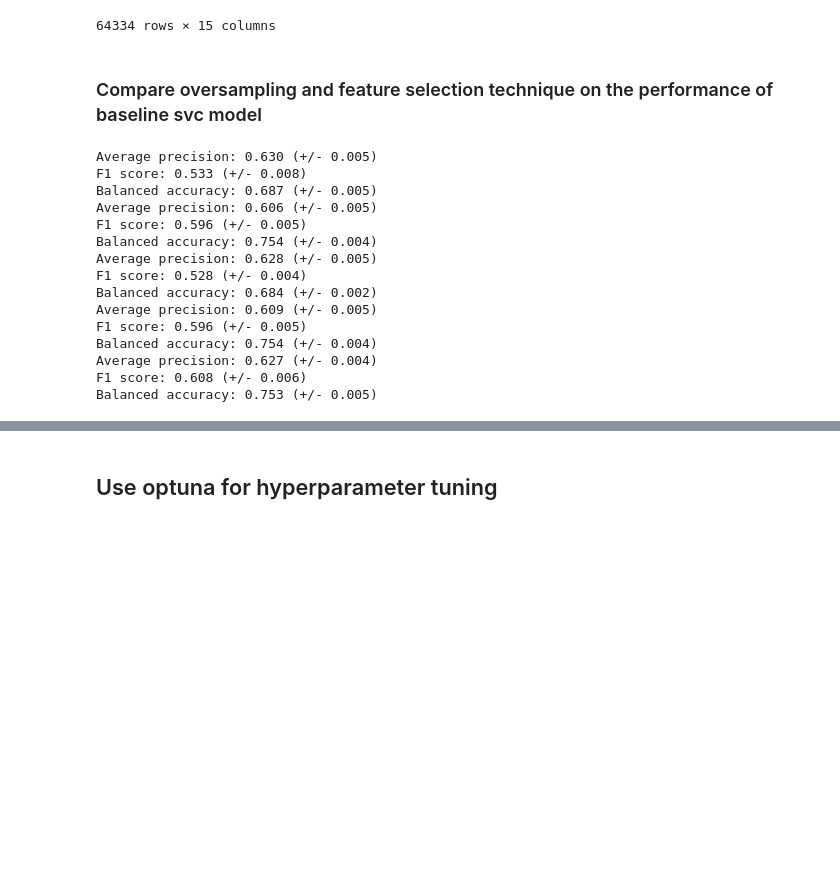
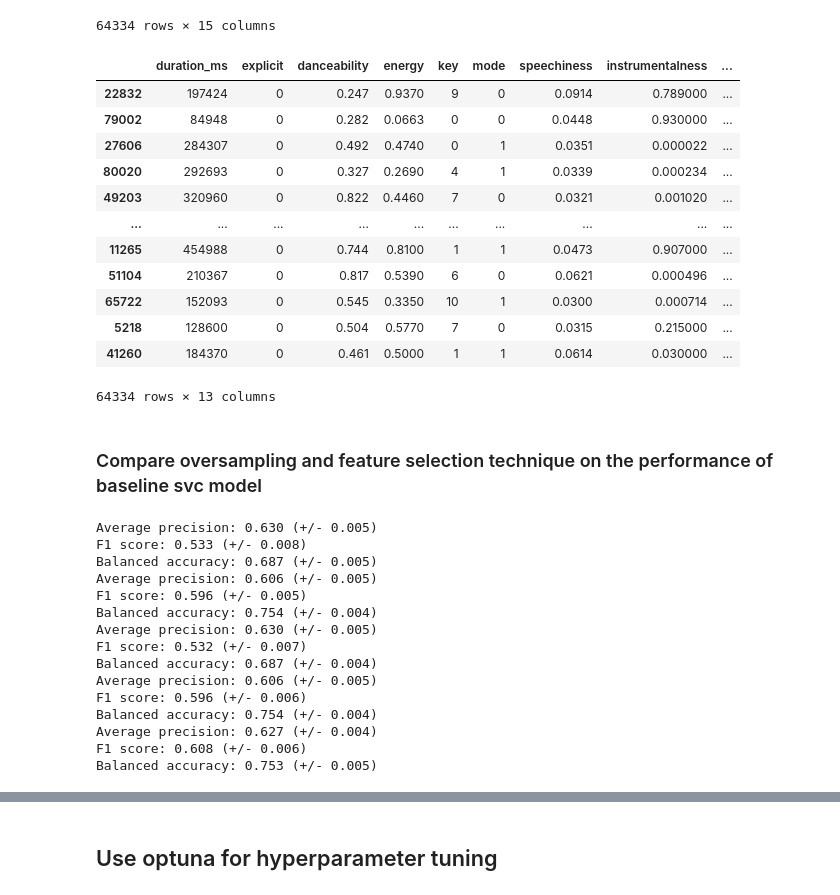
Before and after one commit to diivien/Music-Popularity-Prediction, a Jupyter notebook: Model Building.ipynb, the cells around one changed output, grey strips where cells are left out. Drawn from its saved outputs; the diff is of its cells as text; code cells hidden in the pictures; blank space fills up the shorter version.

```diff
--- a/Model Building.ipynb
+++ b/Model Building.ipynb
@@ -139,7 +139,23 @@ smoteNC2 = SMOTENC(random_state=42, categorical_features=[3,4,5,6,9],n_jobs=4)
 # %%
 from feature_engine.selection import DropCorrelatedFeatures
 
-fes = DropCorrelatedFeatures(threshold=0.3)
+fes = DropCorrelatedFeatures(threshold=0.6)
+te = fes.fit_transform(X_train,y_train)
+te
+# %% [output]
+|  | duration_ms | explicit | danceability | energy | key | mode | speechiness | instrumentalness | ... |
+| 22832 | 197424 | 0 | 0.247 | 0.9370 | 9 | 0 | 0.0914 | 0.789000 | ... |
+| 79002 | 84948 | 0 | 0.282 | 0.0663 | 0 | 0 | 0.0448 | 0.930000 | ... |
+| 27606 | 284307 | 0 | 0.492 | 0.4740 | 0 | 1 | 0.0351 | 0.000022 | ... |
+| 80020 | 292693 | 0 | 0.327 | 0.2690 | 4 | 1 | 0.0339 | 0.000234 | ... |
+| 49203 | 320960 | 0 | 0.822 | 0.4460 | 7 | 0 | 0.0321 | 0.001020 | ... |
+| ... | ... | ... | ... | ... | ... | ... | ... | ... | ... |
+| 11265 | 454988 | 0 | 0.744 | 0.8100 | 1 | 1 | 0.0473 | 0.907000 | ... |
+| 51104 | 210367 | 0 | 0.817 | 0.5390 | 6 | 0 | 0.0621 | 0.000496 | ... |
+| 65722 | 152093 | 0 | 0.545 | 0.3350 | 10 | 1 | 0.0300 | 0.000714 | ... |
+| 5218 | 128600 | 0 | 0.504 | 0.5770 | 7 | 0 | 0.0315 | 0.215000 | ... |
+| 41260 | 184370 | 0 | 0.461 | 0.5000 | 1 | 1 | 0.0614 | 0.030000 | ... |
+64334 rows × 13 columns
 # %%
 
 from sklearn.model_selection import cross_validate
@@ -252,11 +268,11 @@ Balanced accuracy: 0.687 (+/- 0.005)
 Average precision: 0.606 (+/- 0.005)
 F1 score: 0.596 (+/- 0.005)
 Balanced accuracy: 0.754 (+/- 0.004)
-Average precision: 0.628 (+/- 0.005)
-F1 score: 0.528 (+/- 0.004)
-Balanced accuracy: 0.684 (+/- 0.002)
-Average precision: 0.609 (+/- 0.005)
-F1 score: 0.596 (+/- 0.005)
+Average precision: 0.630 (+/- 0.005)
+F1 score: 0.532 (+/- 0.007)
+Balanced accuracy: 0.687 (+/- 0.004)
+Average precision: 0.606 (+/- 0.005)
+F1 score: 0.596 (+/- 0.006)
 Balanced accuracy: 0.754 (+/- 0.004)
 Average precision: 0.627 (+/- 0.004)
 F1 score: 0.608 (+/- 0.006)
```
Also changed, not shown: parts of 1 cell of this notebook.
